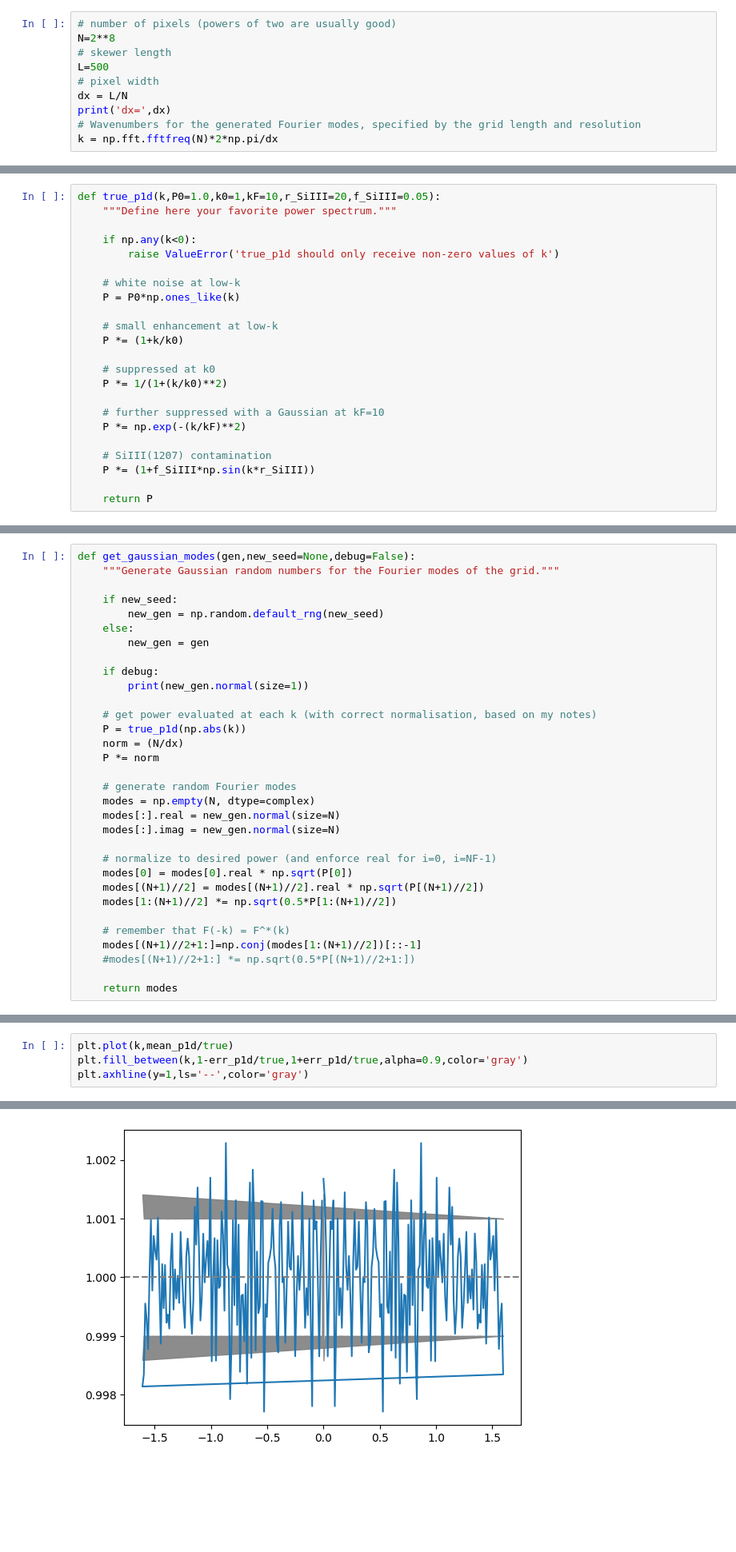
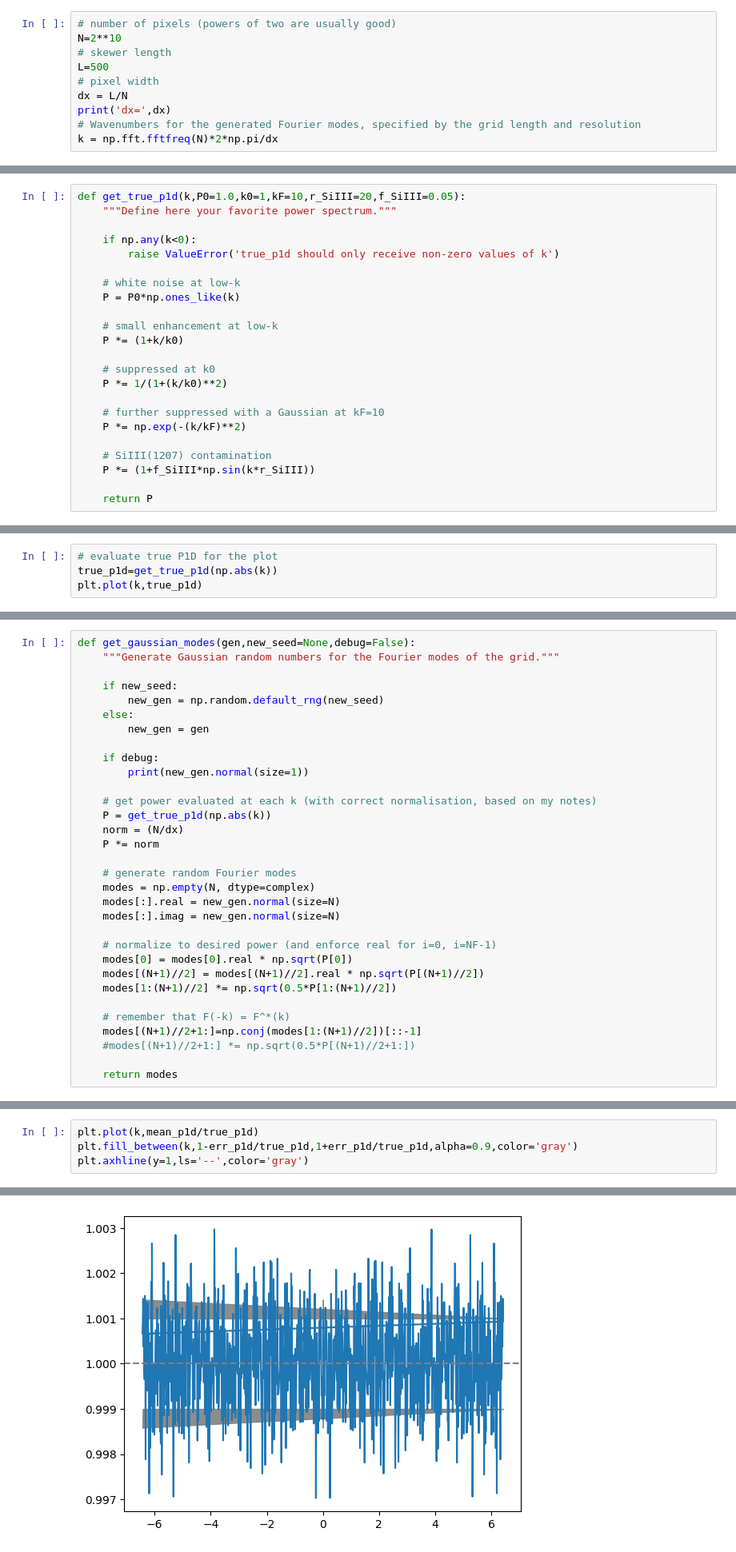
Before and after one commit to sindhusatyavolu/fourier_playground, a Jupyter notebook: notebooks/mask_fft.ipynb, the cells around one changed output, grey strips where cells are left out. Shown at 80% size. Drawn from its saved outputs; the diff is of its cells as text; blank space fills up the shorter version.

```diff
--- a/notebooks/mask_fft.ipynb
+++ b/notebooks/mask_fft.ipynb
@@ -12,7 +12,7 @@ import matplotlib.pyplot as plt
 Define the FFT grid
 # %%
 # number of pixels (powers of two are usually good)
-N=2**8
+N=2**10
 # skewer length
 L=500
 # pixel width
@@ -46,7 +46,7 @@ array([-1.60383681])
 # %% [markdown]
 The power spectrum will deteremine how much structure is there as a funciton of scale
 # %%
-def true_p1d(k,P0=1.0,k0=1,kF=10,r_SiIII=20,f_SiIII=0.05):
+def get_true_p1d(k,P0=1.0,k0=1,kF=10,r_SiIII=20,f_SiIII=0.05):
     """Define here your favorite power spectrum."""
 
     if np.any(k<0):
@@ -83,3 +83,7 @@ plt.ylim(0.0001,2)
 # %% [output]
 (0.0001, 2)
 [figure]
+# %%
+# evaluate true P1D for the plot
+true_p1d=get_true_p1d(np.abs(k))
+plt.plot(k,true_p1d)
@@ -100,7 +107,7 @@ def get_gaussian_modes(gen,new_seed=None,debug=False):
         print(new_gen.normal(size=1))
 
     # get power evaluated at each k (with correct normalisation, based on my notes)
-    P = true_p1d(np.abs(k))
+    P = get_true_p1d(np.abs(k))
     norm = (N/dx)
     P *= norm
 
@@ -172,10 +177,10 @@ Text(0.5, 0, 'k')
 # %%
-plt.plot(k,mean_p1d/true)
-plt.fill_between(k,1-err_p1d/true,1+err_p1d/true,alpha=0.9,color='gray')
+plt.plot(k,mean_p1d/true_p1d)
+plt.fill_between(k,1-err_p1d/true_p1d,1+err_p1d/true_p1d,alpha=0.9,color='gray')
 plt.axhline(y=1,ls='--',color='gray')
 # %% [output]
 <matplotlib.lines.Line2D at 0x...>
-[figure, old version]
+[figure, new version]
 # %% [markdown]
 ### Test now going back and forth with FFT
 # %%
```
Also changed, not shown: parts of 27 cells of this notebook, 1 other file.
